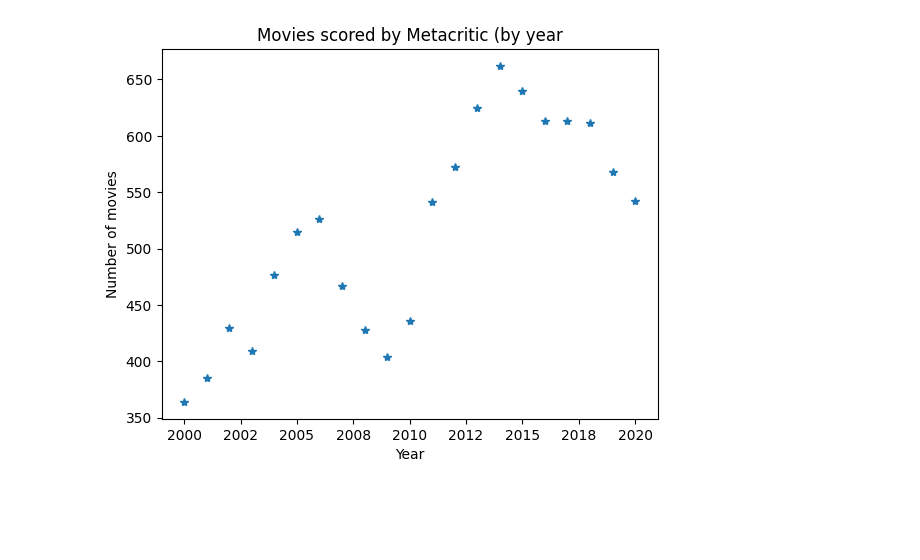
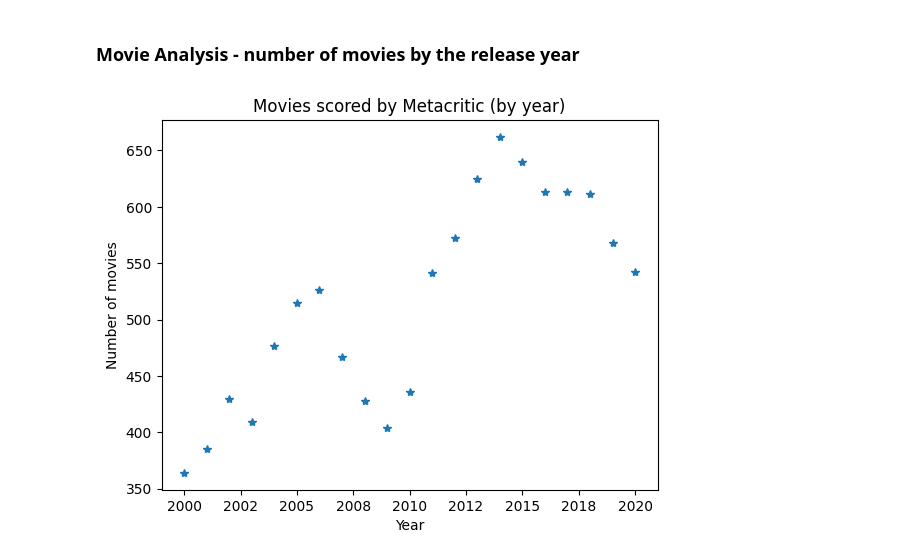
Before and after one commit to tiffanivick/metacritic-movies, a Jupyter notebook: metacritic_analysis.ipynb, the cells around one changed output. Cells and saved outputs as stored; diff of their text form; code cells hidden in the pictures; blank space fills up the shorter version.

```diff
--- a/metacritic_analysis.ipynb
+++ b/metacritic_analysis.ipynb
@@ -30,17 +31,19 @@ metacritic.head()
 | 2 | 6365b284f479801c9e932cb7 | 11236 | Beau Travail | 2000-03-31 | The soldiers of a small French Fo... | 91 | https://static.metacritic.com/ima... | 2000 | 3 |
 | 3 | 6365b284f479801c9e932cb8 | 11237 | Almost Famous | 2000-09-13 | In the 1970's, a high school boy ... | 90 | https://static.metacritic.com/ima... | 2000 | 9 |
 | 4 | 6365b284f479801c9e932cb9 | 11238 | Chicken Run | 2000-06-21 | A claymation spoof of classic pri... | 88 | https://static.metacritic.com/ima... | 2000 | 6 |
+# %% [markdown]
+### Movie Analysis - number of movies by the release year
 # %%
 # Set up labels on the axes
-plt.title('Movies scored by Metacritic (by year')
+plt.title('Movies scored by Metacritic (by year)')
 plt.xlabel('Year')
 plt.ylabel('Number of movies')
 
 # Count movies measured by metacritic by year and plot the results
 df = metacritic['release_date'].groupby(metacritic.year).agg('count')
 plt.plot(df, '*')
 # Prevent matplotlib from rendering years with decimals
 plt.gca().xaxis.set_major_formatter(FormatStrFormatter('%.0f'))
 plt.show()
 # %% [output]
-[figure, old version]
+[figure, new version]
```
Also changed, not shown: parts of 24 cells of this notebook.
